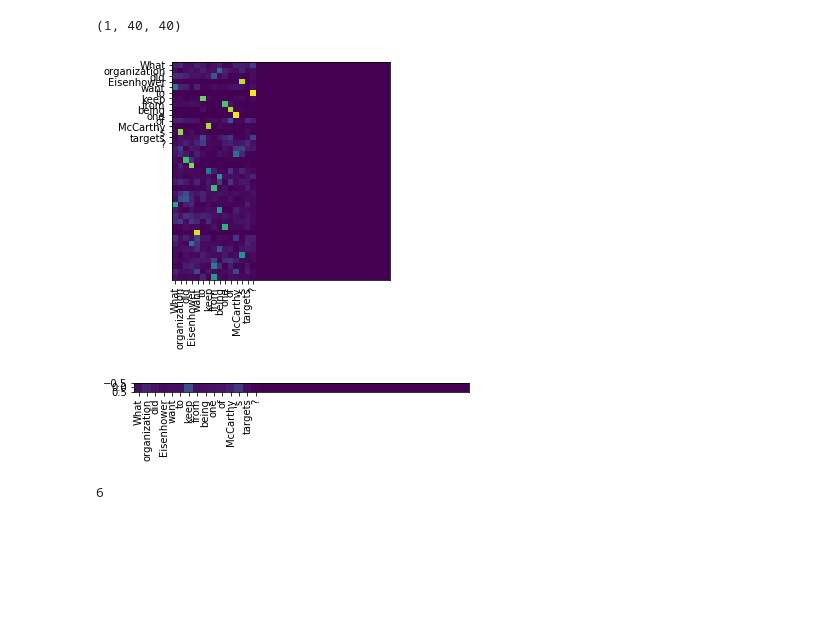
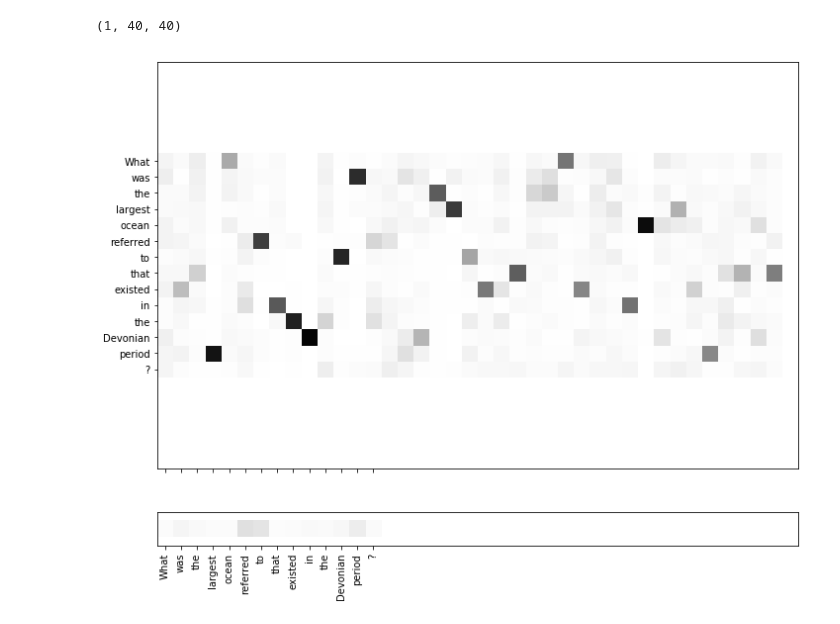
Before and after one commit to rajananaga/qaNetworks, a Jupyter notebook: visualize.ipynb, the cells around one changed output. Saved outputs shown, nothing was run; the diff lists cells and outputs as text; code cells hidden in the pictures; blank space fills up the shorter version.

```diff
--- a/visualize.ipynb
+++ b/visualize.ipynb
@@ -67,18 +68,43 @@ A.shape
 (1, 40, 40)
 # %%
 curtail = -1#len(question_words)
-heat_map = A[0, :curtail, :curtail]
-plt.imshow(heat_map, vmin=0, vmax=1.)
+cmap = 'Greys'
+heat_map = A[0, :curtail, :len(question_words)].T
+
+'''
+plt.figure(figsize = ((40/31)*9, 9))
+plt.imshow(heat_map, vmin=0, vmax=1., cmap = cmap)
 plt.xticks(np.arange(len(question_words)), question_words, rotation='vertical')
 plt.yticks(np.arange(len(question_words)), question_words)
 plt.show()
 
-plt.imshow(a[0], vmin=0, vmax=1.)
+#plt.figure(figsize = (20,1))
+#figure.figaspect(4.)
+plt.imshow(a[0], vmin=0, vmax=1., cmap = cmap)
 plt.xticks(np.arange(len(question_words)), question_words, rotation='vertical')
+plt.yticks([])
 plt.show()
+'''
 
-print(np.argmax(a[0]))
+f, axarr = plt.subplots(2, sharex=True, gridspec_kw = {'height_ratios':[len(question_words)-2, 1]}, figsize=((40/31)*9, 9))
+axarr[0].imshow(heat_map, vmin=0, vmax=1., cmap = cmap)
+#axarr[0].xticks(, , )
+#axarr[0].yticks(, )
+
+plt.setp(axarr[0], xticks=[], xticklabels=[],
+        yticks=np.arange(len(question_words)), yticklabels = question_words)
+#for tick in axarr[0].get_xticklabels():
+#        tick.set_rotation(90)
+
+
+axarr[1].imshow(a[0], vmin=0, vmax=1., cmap = cmap)
+#axarr[1].xticks(np.arange(len(question_words)), question_words, rotation='vertical')
+#axarr[1].yticks([])
+
+plt.setp(axarr[1], xticks=np.arange(len(question_words)), xticklabels=question_words,
+        yticks=[], yticklabels = [])
+for tick in axarr[1].get_xticklabels():
+        tick.set_rotation(90)
+plt.show()
 # %% [output]
-[figure, old version]
+[figure, new version]
-[figure, removed]
-6
```
Also changed, not shown: parts of 5 cells of this notebook, 8 other files.
